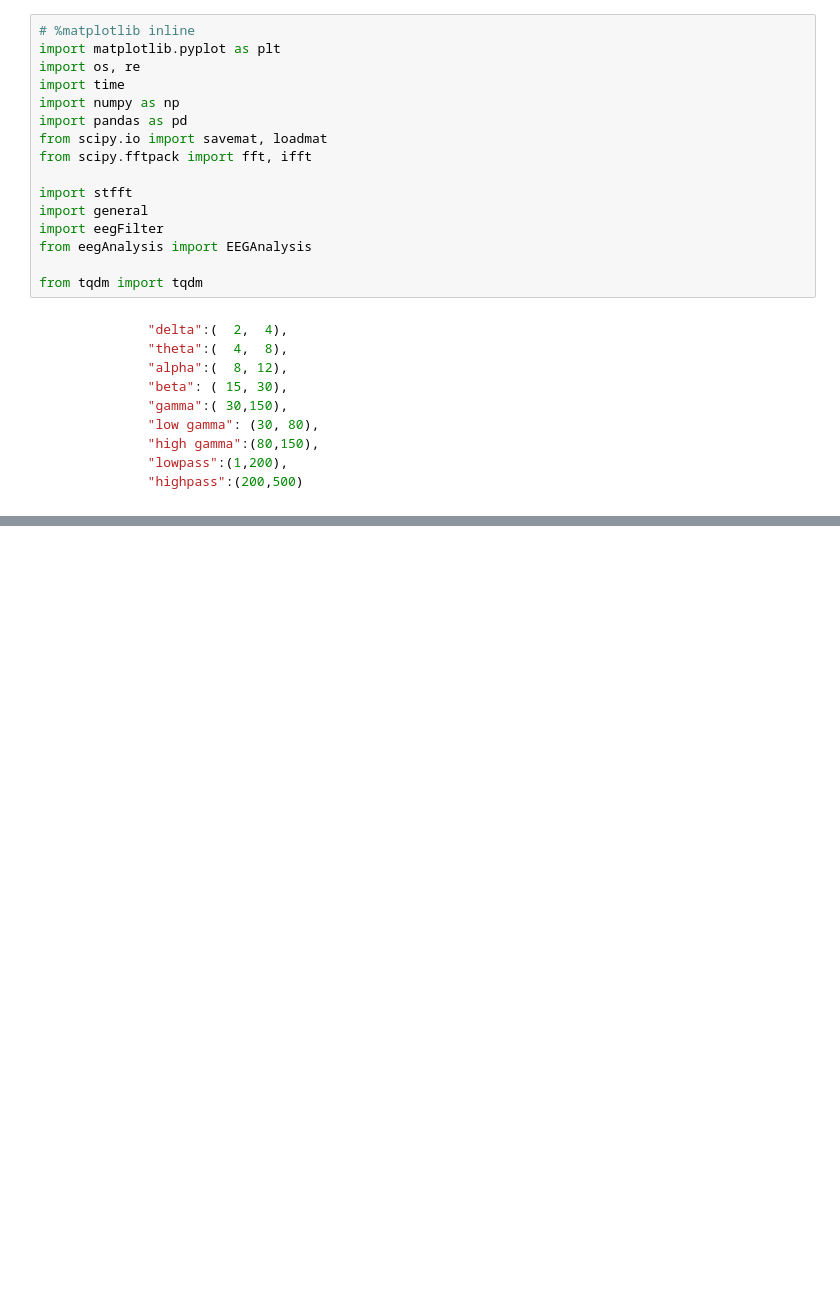
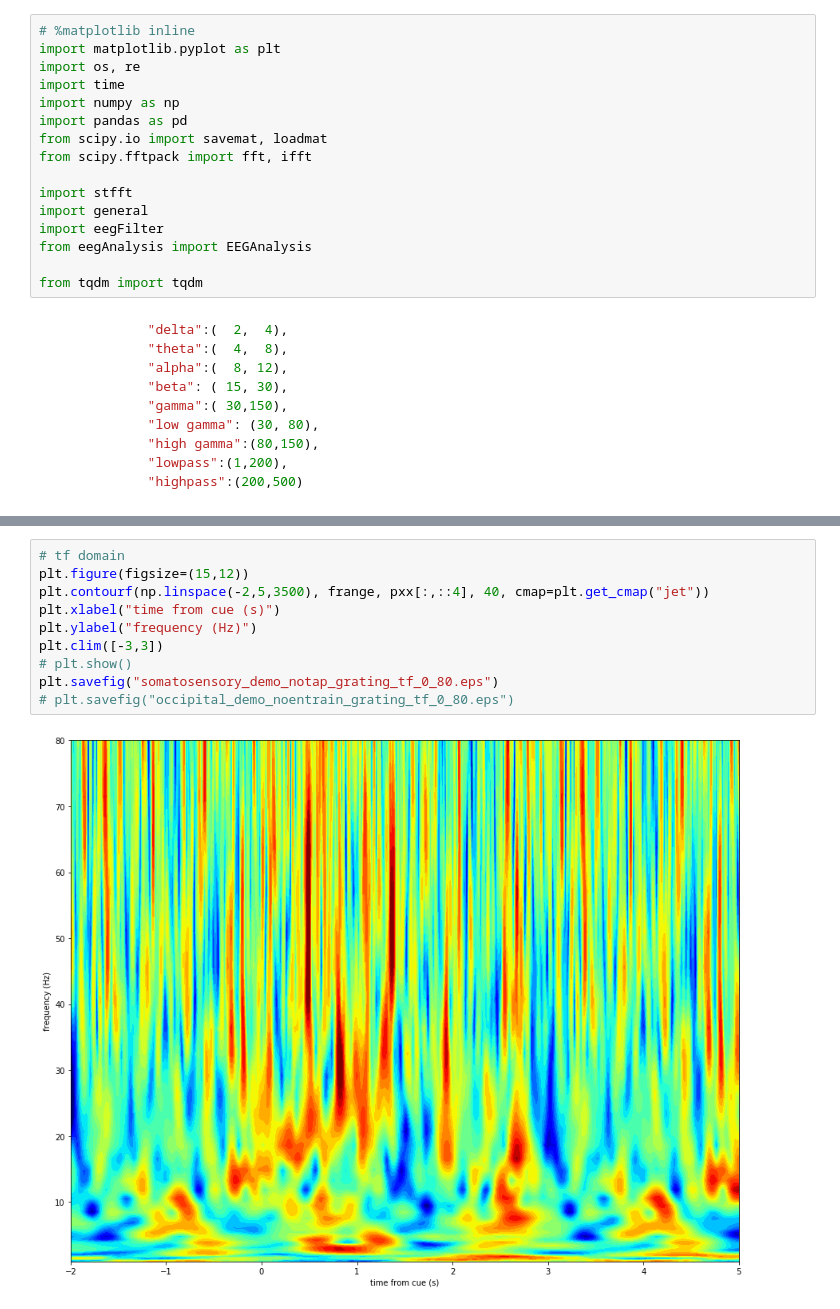
Before and after one commit to ZhangJiayiLab/EEG-Analysis, a Jupyter notebook: python/demo_tfdomain.ipynb, the cells around one changed output, grey strips where cells are left out. Saved outputs shown, nothing was run; the diff lists cells and outputs as text; blank space fills up the shorter version.

```diff
--- a/python/demo_tfdomain.ipynb
+++ b/python/demo_tfdomain.ipynb
@@ -100,0 +98,12 @@ Wall time: 3.23 s
+# %%
+# tf domain
+plt.figure(figsize=(15,12))
+plt.contourf(np.linspace(-2,5,3500), frange, pxx[:,::4], 40, cmap=plt.get_cmap("jet"))
+plt.xlabel("time from cue (s)")
+plt.ylabel("frequency (Hz)")
+plt.clim([-3,3])
+# plt.show()
+plt.savefig("somatosensory_demo_notap_grating_tf_0_80.eps")
+# plt.savefig("occipital_demo_noentrain_grating_tf_0_80.eps")
+# %% [output]
+[figure, added]
```
Also changed, not shown: parts of 3 cells of this notebook, 6 other files.
